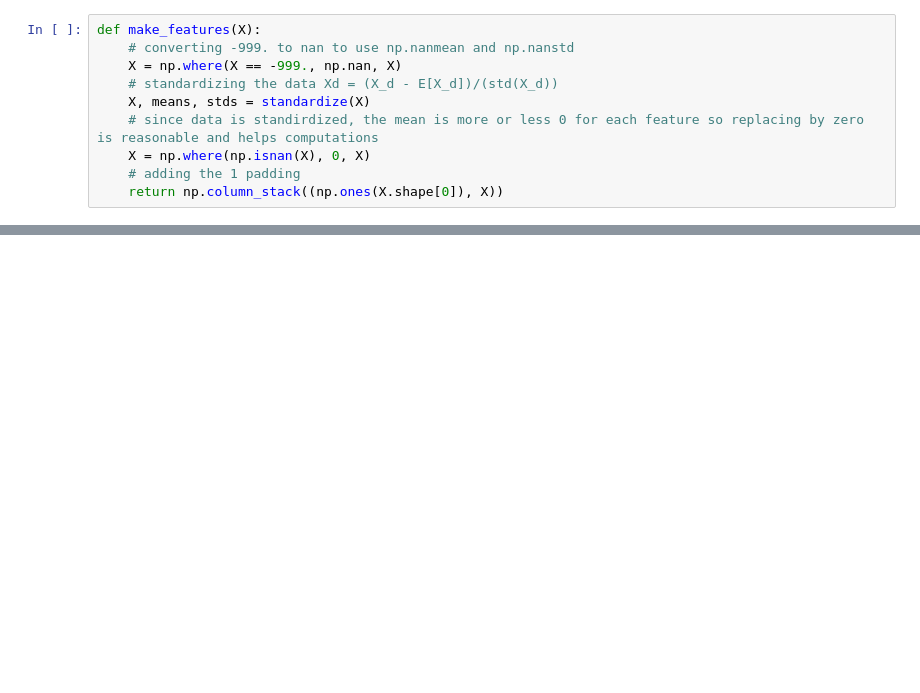
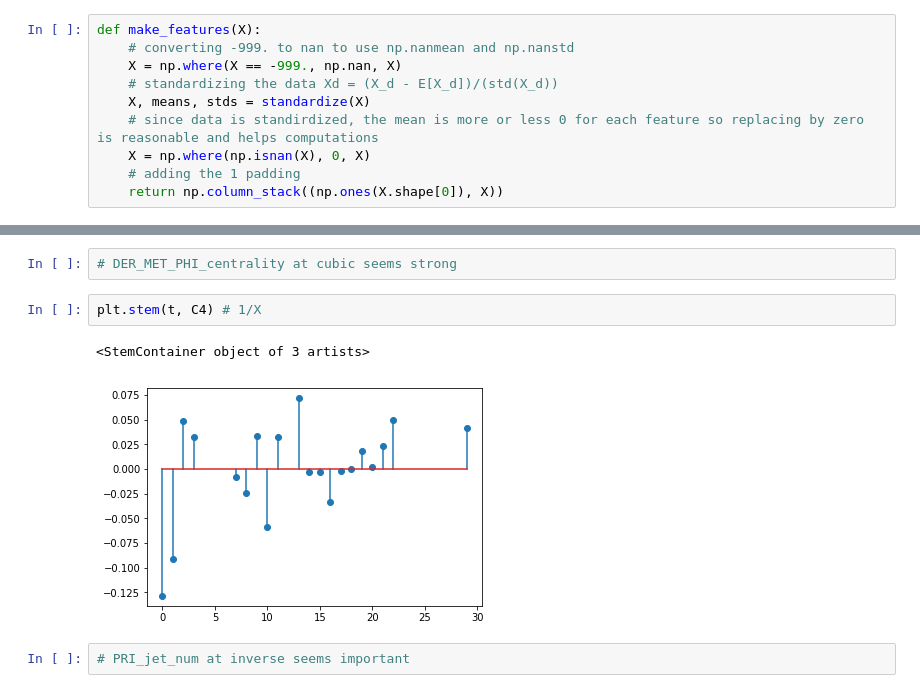
Before and after one commit to LeoSerena/MasterMLProject, a Jupyter notebook: implementations.ipynb, the cells around one changed output, grey strips where cells are left out. Drawn from its saved outputs; the diff is of its cells as text; blank space fills up the shorter version.

```diff
--- a/implementations.ipynb
+++ b/implementations.ipynb
@@ -153,0 +309,9 @@ a @ b / N
+# %%
+# DER_MET_PHI_centrality at cubic seems strong
+# %%
+plt.stem(t, C4) # 1/X
+# %% [output]
+<StemContainer object of 3 artists>
+[figure, added]
+# %%
+# PRI_jet_num at inverse seems important
```
Also changed, not shown: parts of 27 cells of this notebook, 3 other files.
